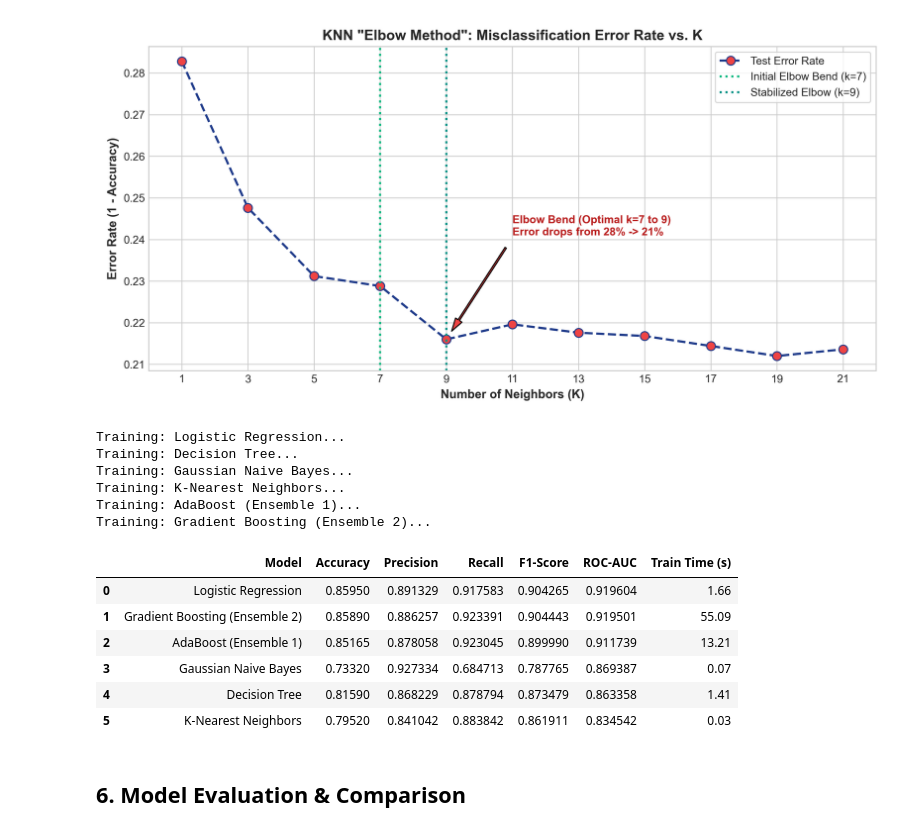
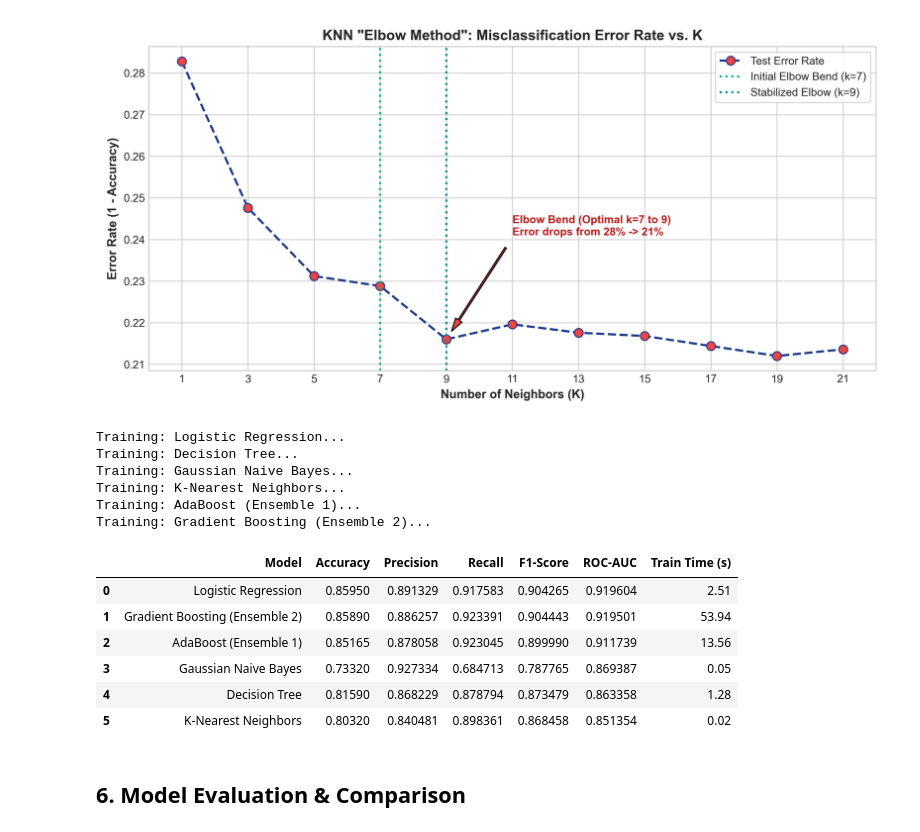
Before and after one commit to shraddha85912004/train-delay-prediction, a Jupyter notebook: Train_Delay_Prediction_Notebook.ipynb, the cells around one changed output. Cells and saved outputs as stored; diff of their text form; code cells hidden in the pictures.

```diff
--- a/Train_Delay_Prediction_Notebook.ipynb
+++ b/Train_Delay_Prediction_Notebook.ipynb
@@ -223,7 +224,7 @@ models = {
     "Logistic Regression": LogisticRegression(max_iter=1000, random_state=42),
     "Decision Tree": DecisionTreeClassifier(max_depth=12, min_samples_split=20, random_state=42),
     "Gaussian Naive Bayes": GaussianNB(),
-    "K-Nearest Neighbors": KNeighborsClassifier(n_neighbors=9, n_jobs=-1),
+    "K-Nearest Neighbors": KNeighborsClassifier(n_neighbors=19, n_jobs=-1),
     "AdaBoost (Ensemble 1)": AdaBoostClassifier(n_estimators=100, learning_rate=0.8, random_state=42),
     "Gradient Boosting (Ensemble 2)": GradientBoostingClassifier(n_estimators=100, learning_rate=0.1, max_depth=5, random_state=42)
 }
@@ -244,39 +245,39 @@ for name, model in models.items():
     acc = accuracy_score(y_test, y_pred)
     prec = precision_score(y_test, y_pred, zero_division=0)
     rec = recall_score(y_test, y_pred)
     f1 = f1_score(y_test, y_pred)
     auc = roc_auc_score(y_test, y_proba)
 
     fpr, tpr, _ = roc_curve(y_test, y_proba)
     roc_curves[name] = (fpr, tpr, auc)
     confusion_matrices[name] = confusion_matrix(y_test, y_pred)
 
     results_list.append({
         'Model': name,
         'Accuracy': acc,
         'Precision': prec,
         'Recall': rec,
         'F1-Score': f1,
         'ROC-AUC': auc,
         'Train Time (s)': round(train_time, 2)
     })
 
 results_df = pd.DataFrame(results_list).sort_values(by='ROC-AUC', ascending=False).reset_index(drop=True)
 display(results_df)
 # %% [output]
 Training: Logistic Regression...
 Training: Decision Tree...
 Training: Gaussian Naive Bayes...
 Training: K-Nearest Neighbors...
 Training: AdaBoost (Ensemble 1)...
 Training: Gradient Boosting (Ensemble 2)...
 |  | Model | Accuracy | Precision | Recall | F1-Score | ROC-AUC | Train Time (s) |
-| 0 | Logistic Regression | 0.85950 | 0.891329 | 0.917583 | 0.904265 | 0.919604 | 1.66 |
-| 1 | Gradient Boosting (Ensemble 2) | 0.85890 | 0.886257 | 0.923391 | 0.904443 | 0.919501 | 55.09 |
-| 2 | AdaBoost (Ensemble 1) | 0.85165 | 0.878058 | 0.923045 | 0.899990 | 0.911739 | 13.21 |
-| 3 | Gaussian Naive Bayes | 0.73320 | 0.927334 | 0.684713 | 0.787765 | 0.869387 | 0.07 |
-| 4 | Decision Tree | 0.81590 | 0.868229 | 0.878794 | 0.873479 | 0.863358 | 1.41 |
-| 5 | K-Nearest Neighbors | 0.79520 | 0.841042 | 0.883842 | 0.861911 | 0.834542 | 0.03 |
+| 0 | Logistic Regression | 0.85950 | 0.891329 | 0.917583 | 0.904265 | 0.919604 | 2.51 |
+| 1 | Gradient Boosting (Ensemble 2) | 0.85890 | 0.886257 | 0.923391 | 0.904443 | 0.919501 | 53.94 |
+| 2 | AdaBoost (Ensemble 1) | 0.85165 | 0.878058 | 0.923045 | 0.899990 | 0.911739 | 13.56 |
+| 3 | Gaussian Naive Bayes | 0.73320 | 0.927334 | 0.684713 | 0.787765 | 0.869387 | 0.05 |
+| 4 | Decision Tree | 0.81590 | 0.868229 | 0.878794 | 0.873479 | 0.863358 | 1.28 |
+| 5 | K-Nearest Neighbors | 0.80320 | 0.840481 | 0.898361 | 0.868458 | 0.851354 | 0.02 |
 # %% [markdown]
 ## 6. Model Evaluation & Comparison
 # %%
```
Also changed, not shown: parts of 2 cells of this notebook, 4 other files.
